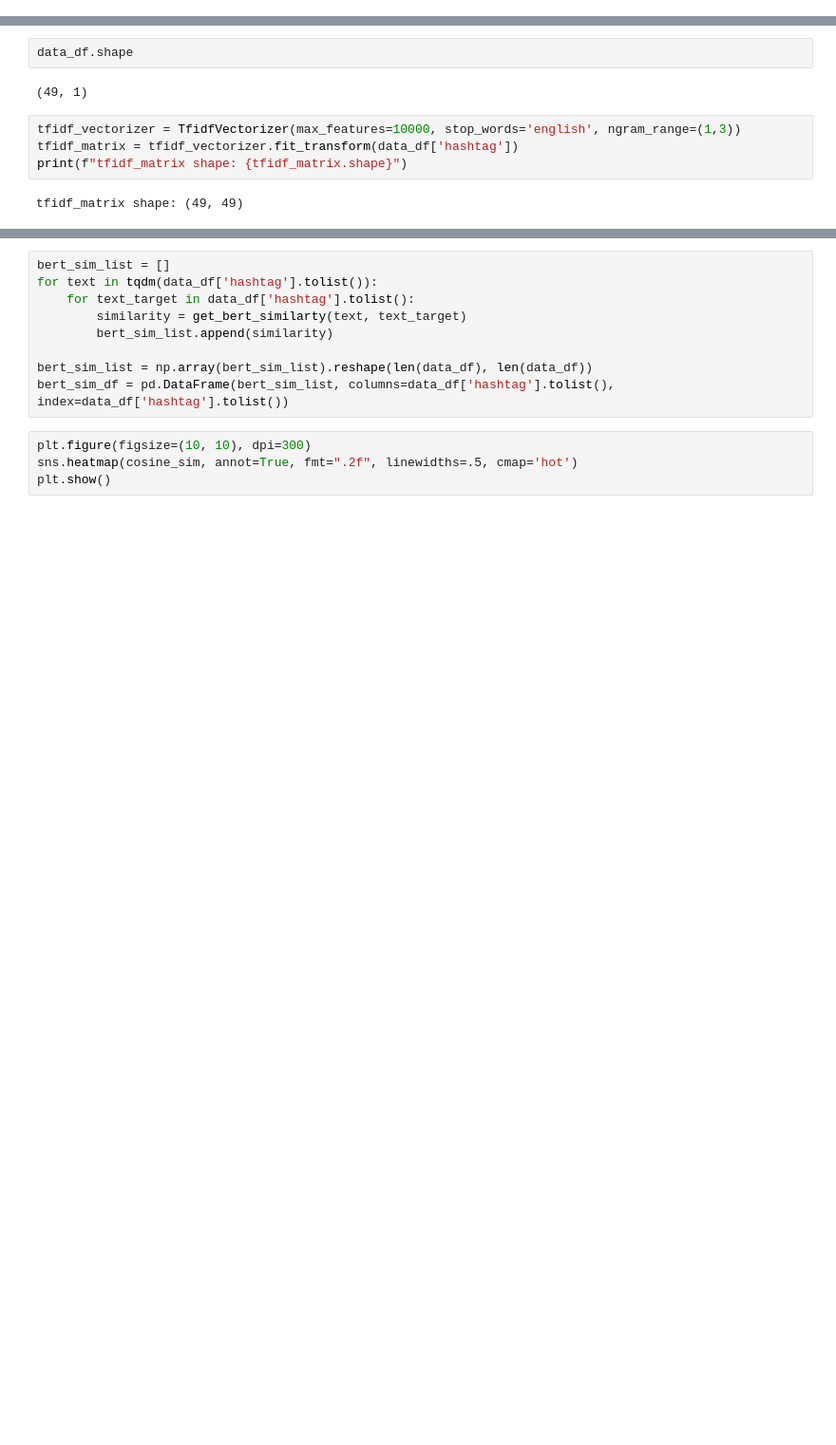
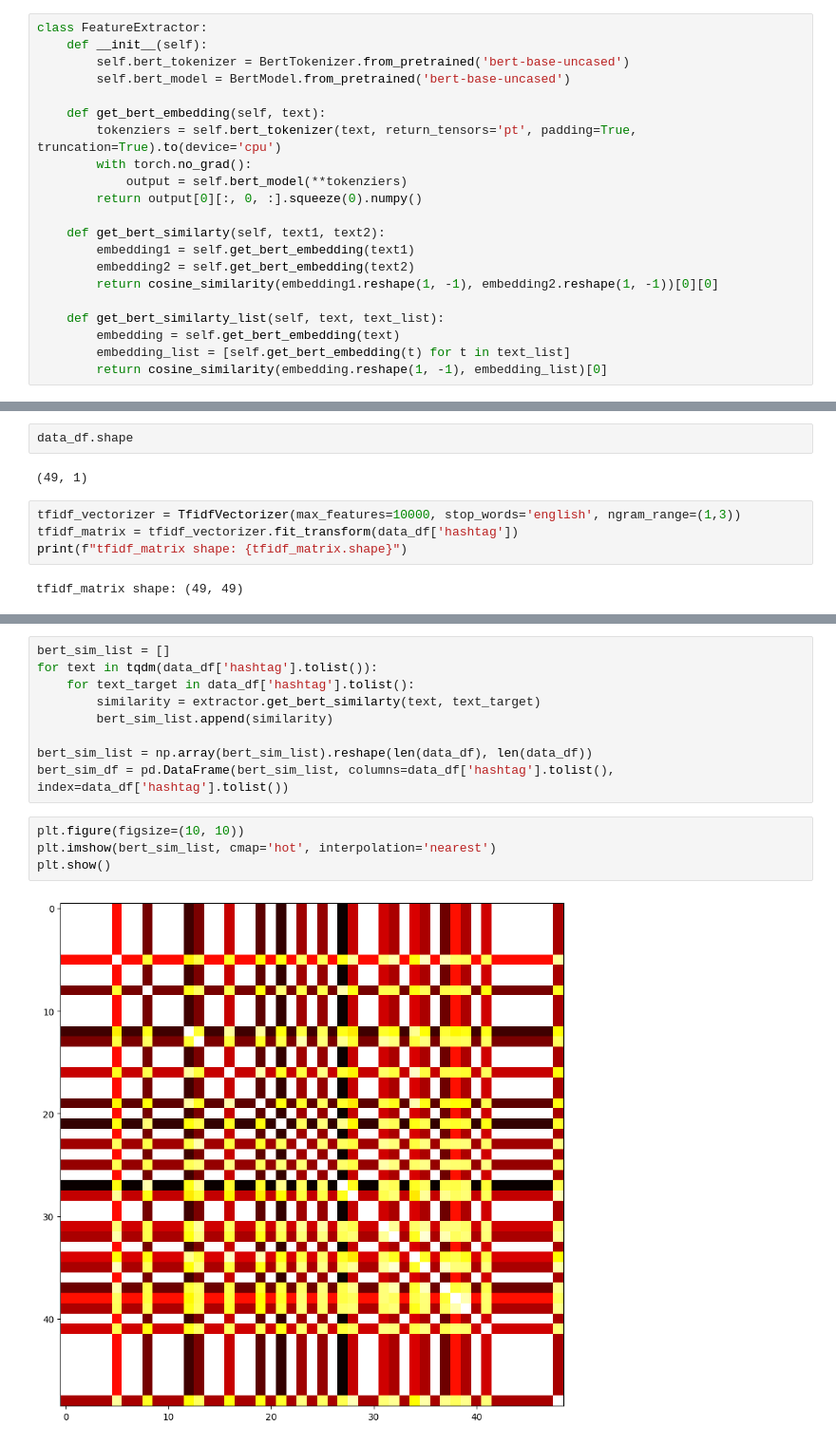
Before and after one commit to Likelion-MainHackaton-2team/Recommendation_model, a Jupyter notebook: hashtag_recommend/hashtag_similarty_model.ipynb, the cells around one changed output, grey strips where cells are left out. Shown at 95% size. Drawn from its saved outputs; the diff is of its cells as text; blank space fills up the shorter version.

```diff
--- a/hashtag_recommend/hashtag_similarty_model.ipynb
+++ b/hashtag_recommend/hashtag_similarty_model.ipynb
@@ -21,5 +13,26 @@ import random
 
 DATA_PATH = "./data/"
+# %%
+class FeatureExtractor:
+    def __init__(self):
+        self.bert_tokenizer = BertTokenizer.from_pretrained('bert-base-uncased')
+        self.bert_model = BertModel.from_pretrained('bert-base-uncased')
+
+    def get_bert_embedding(self, text):
+        tokenziers = self.bert_tokenizer(text, return_tensors='pt', padding=True, truncation=True).to(device='cpu')
+        with torch.no_grad():
+            output = self.bert_model(**tokenziers)
+        return output[0][:, 0, :].squeeze(0).numpy()
+
+    def get_bert_similarty(self, text1, text2):
+        embedding1 = self.get_bert_embedding(text1)
+        embedding2 = self.get_bert_embedding(text2)
+        return cosine_similarity(embedding1.reshape(1, -1), embedding2.reshape(1, -1))[0][0]
+
+    def get_bert_similarty_list(self, text, text_list):
+        embedding = self.get_bert_embedding(text)
+        embedding_list = [self.get_bert_embedding(t) for t in text_list]
+        return cosine_similarity(embedding.reshape(1, -1), embedding_list)[0]
 # %%
 with open(DATA_PATH + "tags.txt", "r") as f:
     data = f.readlines()
@@ -102,12 +98,14 @@ Some weights of the model checkpoint at bert-base-uncased were not used when ini
 bert_sim_list = []
 for text in tqdm(data_df['hashtag'].tolist()):
     for text_target in data_df['hashtag'].tolist():
-        similarity = get_bert_similarty(text, text_target)
+        similarity = extractor.get_bert_similarty(text, text_target)
         bert_sim_list.append(similarity)
 
 bert_sim_list = np.array(bert_sim_list).reshape(len(data_df), len(data_df))
 bert_sim_df = pd.DataFrame(bert_sim_list, columns=data_df['hashtag'].tolist(), index=data_df['hashtag'].tolist())
 # %%
-plt.figure(figsize=(10, 10), dpi=300)
-sns.heatmap(cosine_sim, annot=True, fmt=".2f", linewidths=.5, cmap='hot')
+plt.figure(figsize=(10, 10))
+plt.imshow(bert_sim_list, cmap='hot', interpolation='nearest')
 plt.show()
+# %% [output]
+[figure, added]
```
Also changed, not shown: parts of 6 cells of this notebook, 3 other files.
